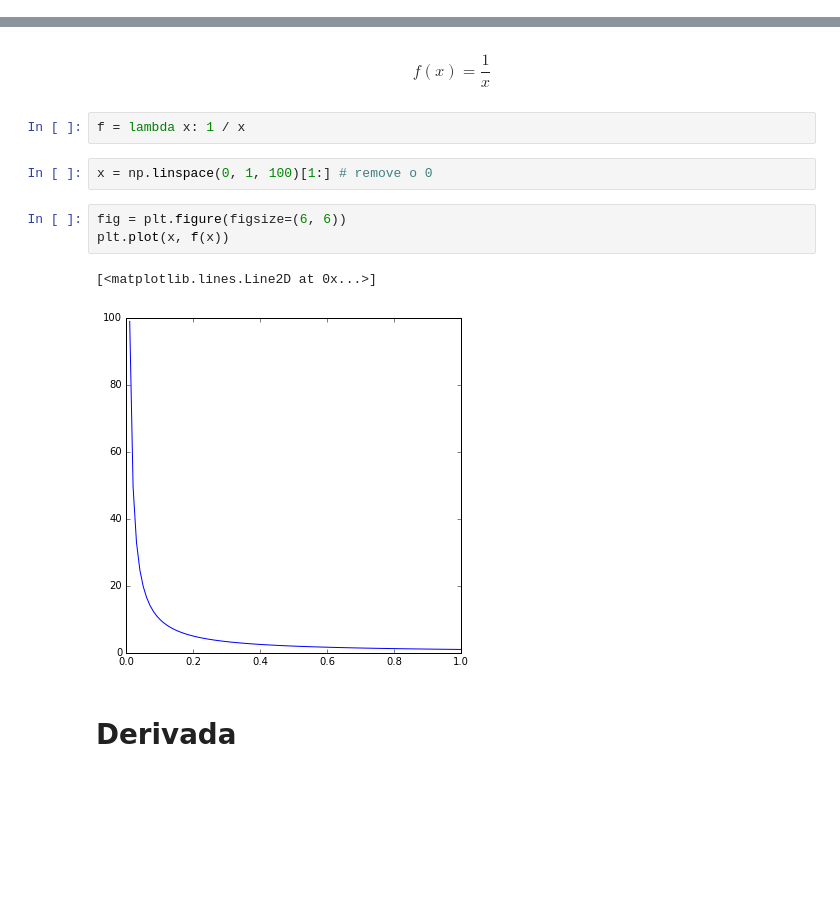
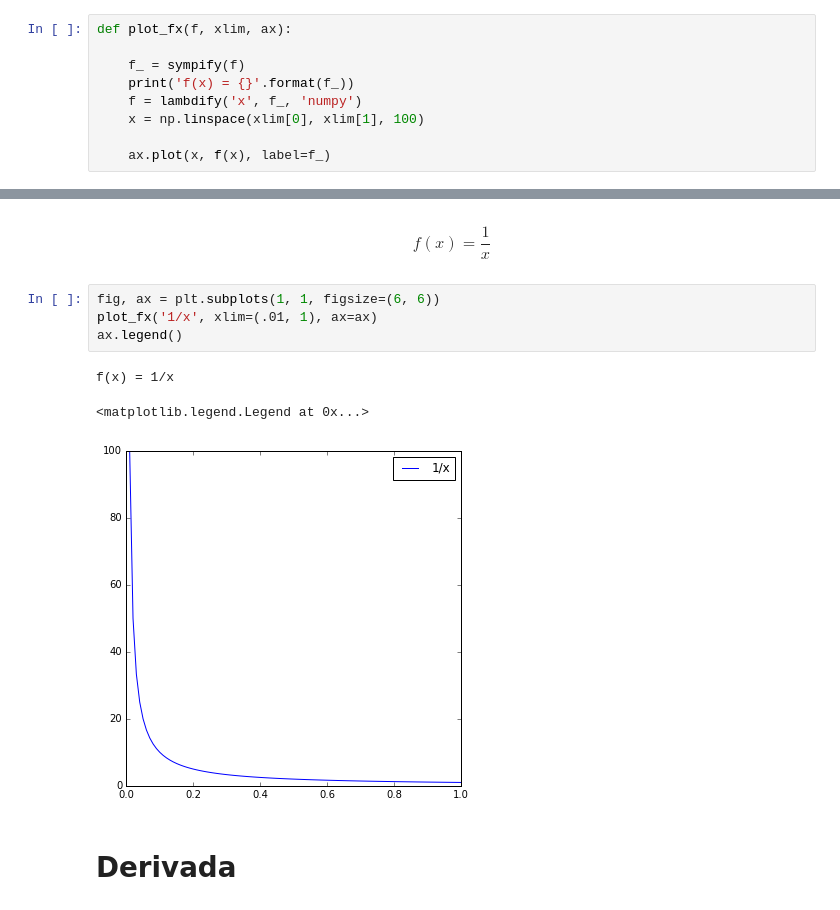
Before and after one commit to abevieiramota/learning-calculus, a Jupyter notebook: notebook/Rate of Change.ipynb, the cells around one changed output, grey strips where cells are left out. Drawn from its saved outputs; the diff is of its cells as text; blank space fills up the shorter version.

```diff
--- a/notebook/Rate of Change.ipynb
+++ b/notebook/Rate of Change.ipynb
@@ -7,0 +10,9 @@ from matplotlib import animation
+# %%
+def plot_fx(f, xlim, ax):
+
+    f_ = sympify(f)
+    print('f(x) = {}'.format(f_))
+    f = lambdify('x', f_, 'numpy')
+    x = np.linspace(xlim[0], xlim[1], 100)
+
+    ax.plot(x, f(x), label=f_)
@@ -9,16 +35,14 @@ from matplotlib import animation
 # Função
 # %% [markdown]
 $$f(x) = \frac{1}{x}$$
-# %%
-f = lambda x: 1 / x
-# %%
-x = np.linspace(0, 1, 100)[1:] # remove o 0
-# %%
-fig = plt.figure(figsize=(6, 6))
-plt.plot(x, f(x))
-# %% [output]
-[<matplotlib.lines.Line2D at 0x...>]
-[figure, removed]
+# %%
+fig, ax = plt.subplots(1, 1, figsize=(6, 6))
+plot_fx('1/x', xlim=(.01, 1), ax=ax)
+ax.legend()
+# %% [output]
+f(x) = 1/x
+<matplotlib.legend.Legend at 0x...>
+[figure, added]
 # %% [markdown]
 # Derivada
 # %% [markdown]
```
Also changed, not shown: parts of 62 cells of this notebook, 1 other file.
